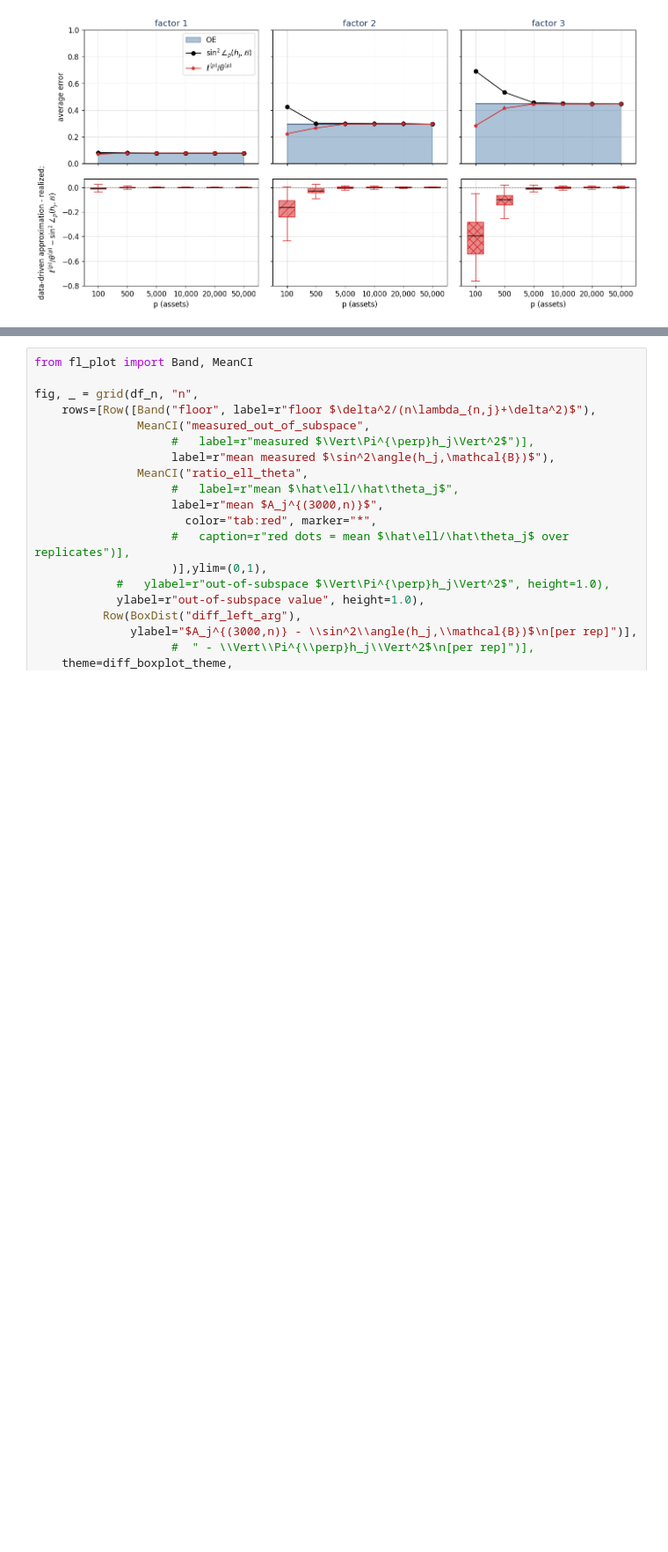
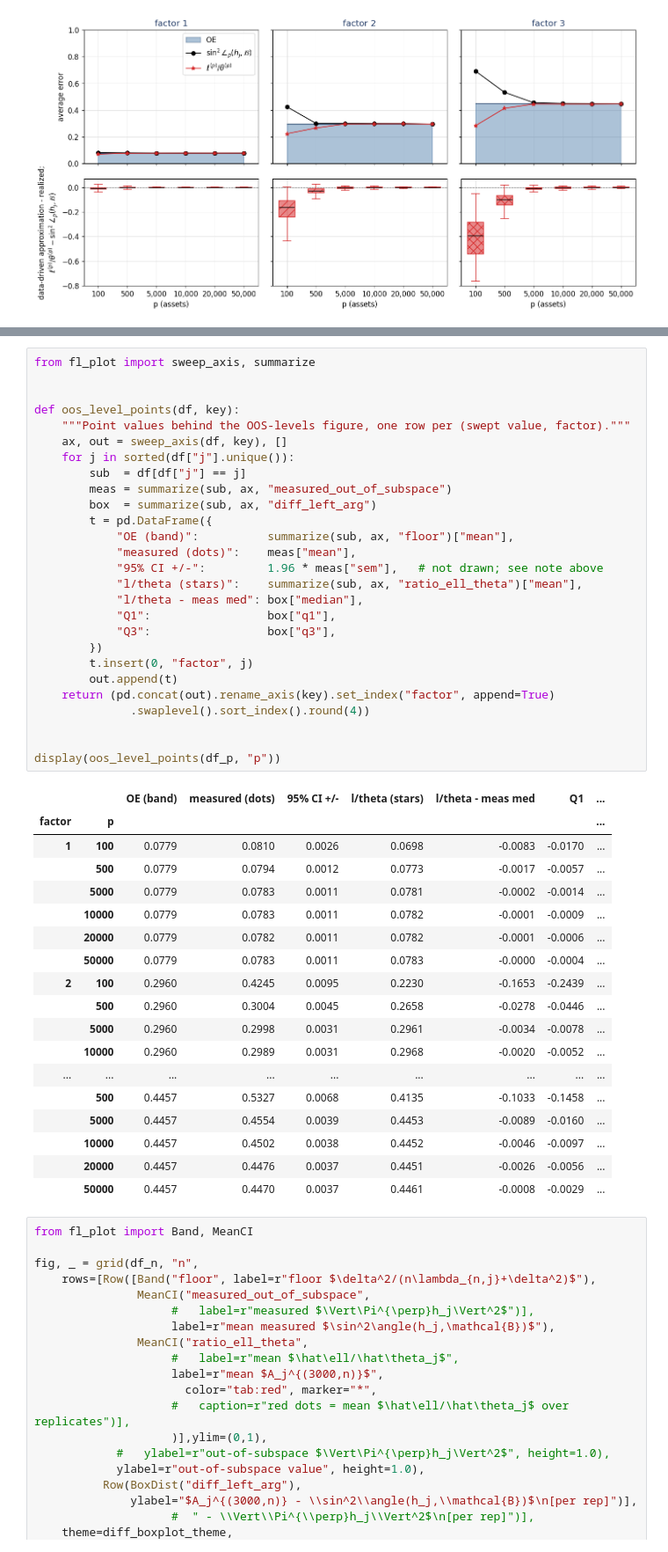
Before and after one commit to alexbstl/factor_lab_pc_concentration_code, a Jupyter notebook: notebooks/ex-3_pathwise_formula31_flplot_mono_sharedB.ipynb, the cells around one changed output, grey strips where cells are left out. Shown at 88% size. Drawn from its saved outputs; the diff is of its cells as text; blank space fills up the shorter version.

```diff
--- a/notebooks/ex-3_pathwise_formula31_flplot_mono_sharedB.ipynb
+++ b/notebooks/ex-3_pathwise_formula31_flplot_mono_sharedB.ipynb
@@ -429,3 +441,49 @@ show(fig)
+# %%
+from fl_plot import sweep_axis, summarize
+
+
+def oos_level_points(df, key):
+    """Point values behind the OOS-levels figure, one row per (swept value, factor)."""
+    ax, out = sweep_axis(df, key), []
+    for j in sorted(df["j"].unique()):
+        sub  = df[df["j"] == j]
+        meas = summarize(sub, ax, "measured_out_of_subspace")
+        box  = summarize(sub, ax, "diff_left_arg")
+        t = pd.DataFrame({
+            "OE (band)":          summarize(sub, ax, "floor")["mean"],
+            "measured (dots)":    meas["mean"],
+            "95% CI +/-":         1.96 * meas["sem"],   # not drawn; see note above
+            "l/theta (stars)":    summarize(sub, ax, "ratio_ell_theta")["mean"],
+            "l/theta - meas med": box["median"],
+            "Q1":                 box["q1"],
+            "Q3":                 box["q3"],
+        })
+        t.insert(0, "factor", j)
+        out.append(t)
+    return (pd.concat(out).rename_axis(key).set_index("factor", append=True)
+              .swaplevel().sort_index().round(4))
+
+
+display(oos_level_points(df_p, "p"))
+# %% [output]
+|  |  | OE (band) | measured (dots) | 95% CI +/- | l/theta (stars) | l/theta - meas med | Q1 | ... |
+| factor | p |  |  |  |  |  |  | ... |
+| 1 | 100 | 0.0779 | 0.0810 | 0.0026 | 0.0698 | -0.0083 | -0.0170 | ... |
+|  | 500 | 0.0779 | 0.0794 | 0.0012 | 0.0773 | -0.0017 | -0.0057 | ... |
+|  | 5000 | 0.0779 | 0.0783 | 0.0011 | 0.0781 | -0.0002 | -0.0014 | ... |
+|  | 10000 | 0.0779 | 0.0783 | 0.0011 | 0.0782 | -0.0001 | -0.0009 | ... |
+|  | 20000 | 0.0779 | 0.0782 | 0.0011 | 0.0782 | -0.0001 | -0.0006 | ... |
+|  | 50000 | 0.0779 | 0.0783 | 0.0011 | 0.0783 | -0.0000 | -0.0004 | ... |
+| 2 | 100 | 0.2960 | 0.4245 | 0.0095 | 0.2230 | -0.1653 | -0.2439 | ... |
+|  | 500 | 0.2960 | 0.3004 | 0.0045 | 0.2658 | -0.0278 | -0.0446 | ... |
+|  | 5000 | 0.2960 | 0.2998 | 0.0031 | 0.2961 | -0.0034 | -0.0078 | ... |
+|  | 10000 | 0.2960 | 0.2989 | 0.0031 | 0.2968 | -0.0020 | -0.0052 | ... |
+| ... | ... | ... | ... | ... | ... | ... | ... | ... |
+|  | 500 | 0.4457 | 0.5327 | 0.0068 | 0.4135 | -0.1033 | -0.1458 | ... |
+|  | 5000 | 0.4457 | 0.4554 | 0.0039 | 0.4453 | -0.0089 | -0.0160 | ... |
+|  | 10000 | 0.4457 | 0.4502 | 0.0038 | 0.4452 | -0.0046 | -0.0097 | ... |
+|  | 20000 | 0.4457 | 0.4476 | 0.0037 | 0.4451 | -0.0026 | -0.0056 | ... |
+|  | 50000 | 0.4457 | 0.4470 | 0.0037 | 0.4461 | -0.0008 | -0.0029 | ... |
 # %%
 from fl_plot import Band, MeanCI
 
```
Also changed, not shown: parts of 1 cell of this notebook, 1 other file.
